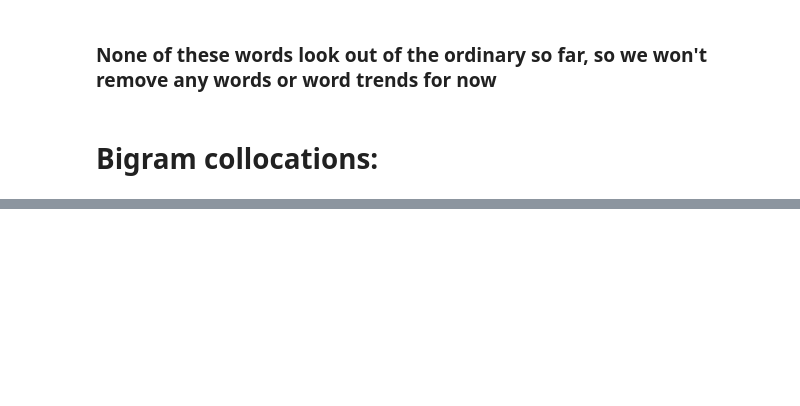
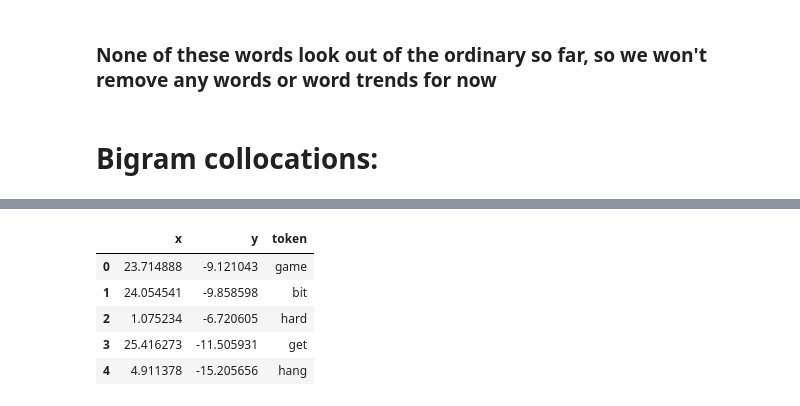
Before and after one commit to DevinB64/BAIS-9010-Final-Project, a Jupyter notebook: project.ipynb, the cells around one changed output, grey strips where cells are left out. Saved outputs shown, nothing was run; the diff lists cells and outputs as text; code cells hidden in the pictures; blank space fills up the shorter version.

```diff
--- a/project.ipynb
+++ b/project.ipynb
@@ -156,0 +211,2 @@ bigram.phrasegrams
+# %%
+model = gensim.models.Word2Vec.load('clean_amazon_reviews_model.w2v')
@@ -156,0 +230,16 @@ bigram.phrasegrams
+# %%
+tsne = TSNE(n_components=2, n_iter=1000)
+# %%
+X_2d = tsne.fit_transform(model.wv[model.wv.vocab])
+# %%
+coords_df = pd.DataFrame(X_2d, columns=['x','y'])
+coords_df['token'] = model.wv.vocab.keys()
+# %%
+coords_df.head()
+# %% [output]
+|  | x | y | token |
+| 0 | 23.714888 | -9.121043 | game |
+| 1 | 24.054541 | -9.858598 | bit |
+| 2 | 1.075234 | -6.720605 | hard |
+| 3 | 25.416273 | -11.505931 | get |
+| 4 | 4.911378 | -15.205656 | hang |
```
Also changed, not shown: parts of 15 cells of this notebook.
